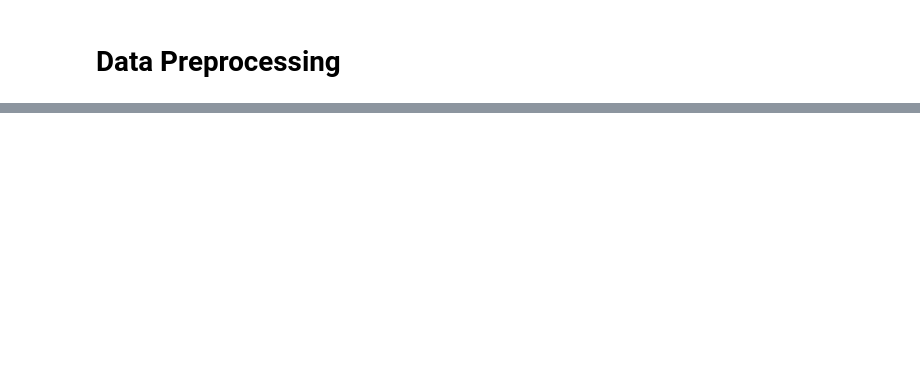
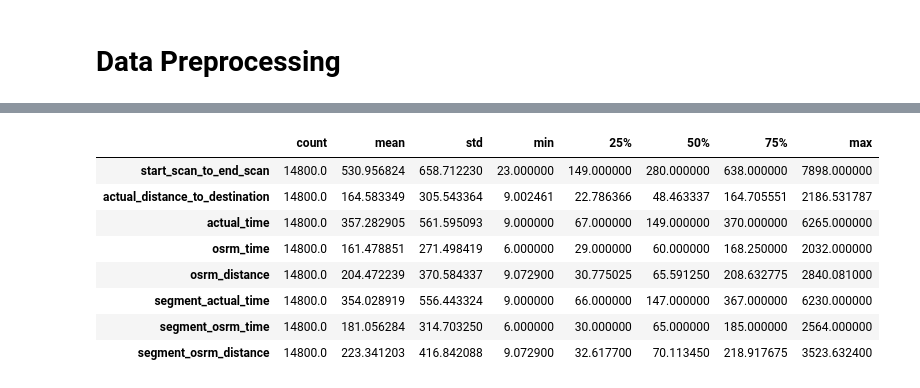
Before and after one commit to 9anubhavtyagi/delhivery_eda, a Jupyter notebook: delhivery_eda.ipynb, the cells around one changed output, grey strips where cells are left out. Saved outputs shown, nothing was run; the diff lists cells and outputs as text; code cells hidden in the pictures; blank space fills up the shorter version.

```diff
--- a/delhivery_eda.ipynb
+++ b/delhivery_eda.ipynb
@@ -68,0 +258,29 @@ df.head()
+# %%
+trip_agg_dict = {
+
+    'data' : 'first',
+    'trip_creation_time': 'first',
+    'route_schedule_uuid' : 'first',
+    'route_type' : 'first',
+    'trip_uuid' : 'first',
+
+    'source_center' : 'first',
+    'source_name' : 'first',
+
+    'destination_center' : 'last',
+    'destination_name' : 'last',
+
+    'start_scan_to_end_scan' : 'sum',
+    'od_start_time': 'first',
+    'od_end_time' : 'last',
+
+    'actual_distance_to_destination' : 'sum',
+    'actual_time' : 'sum',
+    'osrm_time' : 'sum',
+    'osrm_distance' : 'sum',
+
+    'segment_actual_time' : 'sum',
+    'segment_osrm_time' : 'sum',
+    'segment_osrm_distance' : 'sum',
+
+    }
@@ -68,0 +368,12 @@ df.head()
+# %%
+trip.describe(include=np.number).T
+# %% [output]
+|  | count | mean | std | min | 25% | 50% | 75% | max |
+| start_scan_to_end_scan | 14800.0 | 530.956824 | 658.712230 | 23.000000 | 149.000000 | 280.000000 | 638.000000 | 7898.000000 |
+| actual_distance_to_destination | 14800.0 | 164.583349 | 305.543364 | 9.002461 | 22.786366 | 48.463337 | 164.705551 | 2186.531787 |
+| actual_time | 14800.0 | 357.282905 | 561.595093 | 9.000000 | 67.000000 | 149.000000 | 370.000000 | 6265.000000 |
+| osrm_time | 14800.0 | 161.478851 | 271.498419 | 6.000000 | 29.000000 | 60.000000 | 168.250000 | 2032.000000 |
+| osrm_distance | 14800.0 | 204.472239 | 370.584337 | 9.072900 | 30.775025 | 65.591250 | 208.632775 | 2840.081000 |
+| segment_actual_time | 14800.0 | 354.028919 | 556.443324 | 9.000000 | 66.000000 | 147.000000 | 367.000000 | 6230.000000 |
+| segment_osrm_time | 14800.0 | 181.056284 | 314.703250 | 6.000000 | 30.000000 | 65.000000 | 185.000000 | 2564.000000 |
+| segment_osrm_distance | 14800.0 | 223.341203 | 416.842088 | 9.072900 | 32.617700 | 70.113450 | 218.917675 | 3523.632400 |
```
Also changed, not shown: parts of 79 cells of this notebook.
